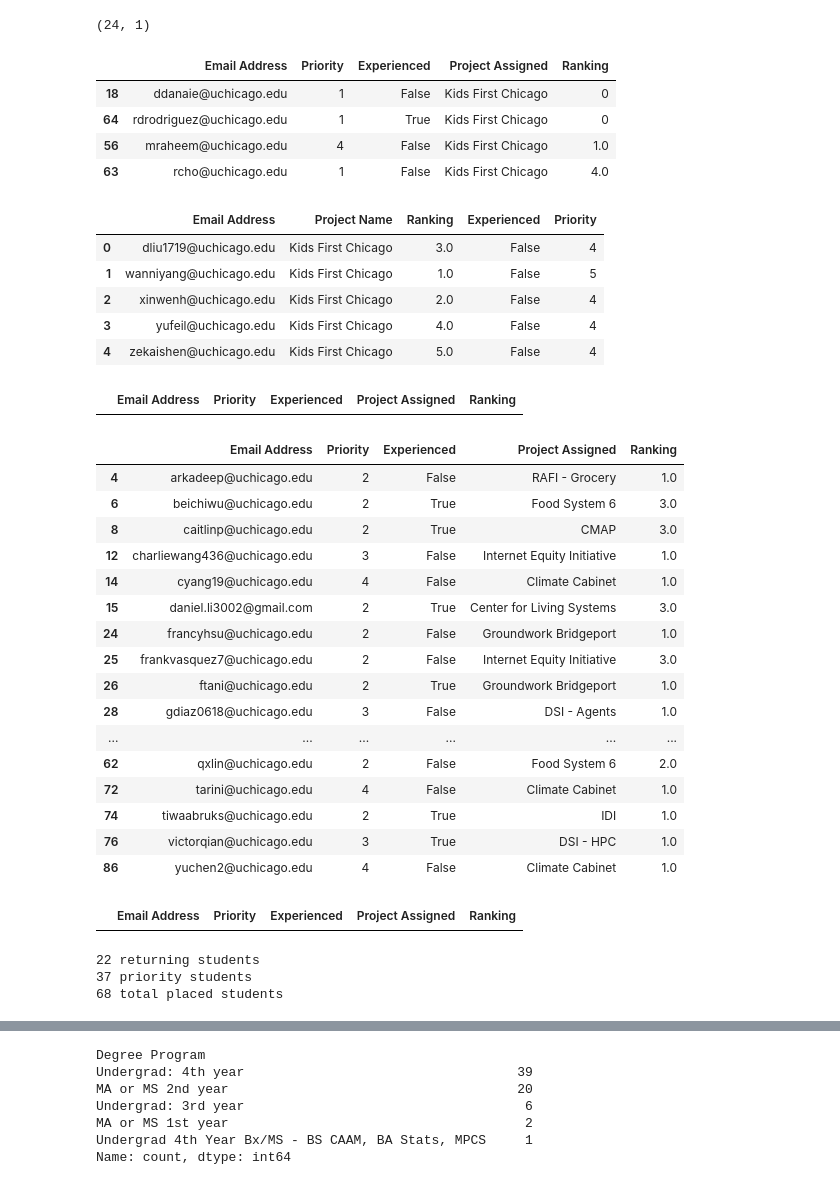
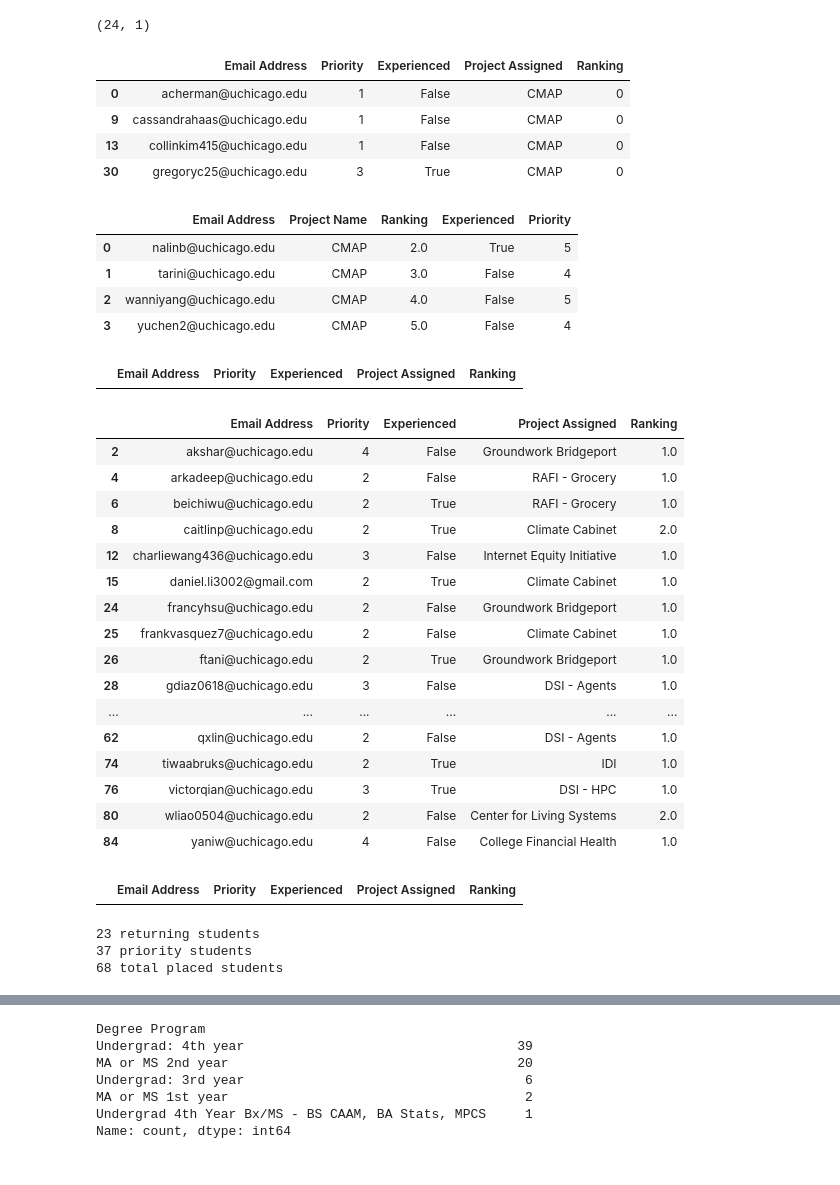
Before and after one commit to dsi-clinic/the-clinic, a Jupyter notebook: admin/matching/notebooks/matching.ipynb, the cells around one changed output, grey strips where cells are left out. Cells and saved outputs as stored; diff of their text form; code cells hidden in the pictures.

```diff
--- a/admin/matching/notebooks/matching.ipynb
+++ b/admin/matching/notebooks/matching.ipynb
@@ -25,7 +25,10 @@ from utils.utils import (
 # %%
 file_location = "../data/Spring 25 Matching.xlsx"
 prioritized_students = ["ceden26@uchicago.edu"]
-override_assignments = {"kbarbarossa@uchicago.edu": "Data and Democracy"}
+override_assignments = {
+    "kbarbarossa@uchicago.edu": "Data and Democracy",
+    "collinkim415@uchicago.edu": "CMAP",
+}
 deprioritized_students = [
     "nalinb@uchicago.edu",
     "wanniyang@uchicago.edu",
@@ -40,6 +43,7 @@ technical_project_list = [
     "SPUN",
 ]
 drop_project_list = [
+    "Climate Cabinet",
     "Satellite-Based Detection of Ancient Water Systems",
     "SPUN",
 ]
@@ -186,43 +190,42 @@ assert (
 ), "Mismatched roster size"
 # %%
 # Check a particular project
-project_to_comp = "Kids First Chicago"
+project_to_comp = "CMAP"
 
 list_of_not_assigned = list(
     assignment_df.loc[(assignment_df.Ranking.isna()), "Email Address"]
 )
 prefs_df = data_to_process_dict["ranking"].copy()
 unmatched_prefs = prefs_df.loc[
     (prefs_df.loc[:, "Project Name"] == project_to_comp)
     & prefs_df.loc[:, "Email Address"].isin(list_of_not_assigned)
     & (prefs_df.Ranking < 100),  # noqa: PLR2004
     :,
 ]
 
 unmatched_info = unmatched_prefs.merge(
     assignment_df.loc[:, ["Email Address", "Experienced", "Priority"]],
     how="left",
     on="Email Address",
 )
 
 matched = assignment_df.loc[
     (assignment_df.loc[:, "Project Assigned"] == project_to_comp), :
 ]
 display(matched.sort_values("Ranking"))
 
 display(unmatched_info)
 # %% [output]
 |  | Email Address | Priority | Experienced | Project Assigned | Ranking |
-| 18 | ddanaie@uchicago.edu | 1 | False | Kids First Chicago | 0 |
-| 64 | rdrodriguez@uchicago.edu | 1 | True | Kids First Chicago | 0 |
-| 56 | mraheem@uchicago.edu | 4 | False | Kids First Chicago | 1.0 |
-| 63 | rcho@uchicago.edu | 1 | False | Kids First Chicago | 4.0 |
+| 0 | acherman@uchicago.edu | 1 | False | CMAP | 0 |
+| 9 | cassandrahaas@uchicago.edu | 1 | False | CMAP | 0 |
+| 13 | collinkim415@uchicago.edu | 1 | False | CMAP | 0 |
+| 30 | gregoryc25@uchicago.edu | 3 | True | CMAP | 0 |
 |  | Email Address | Project Name | Ranking | Experienced | Priority |
-| 0 | dliu1719@uchicago.edu | Kids First Chicago | 3.0 | False | 4 |
-| 1 | wanniyang@uchicago.edu | Kids First Chicago | 1.0 | False | 5 |
-| 2 | xinwenh@uchicago.edu | Kids First Chicago | 2.0 | False | 4 |
-| 3 | yufeil@uchicago.edu | Kids First Chicago | 4.0 | False | 4 |
-| 4 | zekaishen@uchicago.edu | Kids First Chicago | 5.0 | False | 4 |
+| 0 | nalinb@uchicago.edu | CMAP | 2.0 | True | 5 |
+| 1 | tarini@uchicago.edu | CMAP | 3.0 | False | 4 |
+| 2 | wanniyang@uchicago.edu | CMAP | 4.0 | False | 5 |
+| 3 | yuchen2@uchicago.edu | CMAP | 5.0 | False | 4 |
 # %%
 # Priority students that were not assigned to a project
 assignment_df[
@@ -239,22 +242,22 @@ assignment_df[
 ]
 # %% [output]
 |  | Email Address | Priority | Experienced | Project Assigned | Ranking |
+| 2 | akshar@uchicago.edu | 4 | False | Groundwork Bridgeport | 1.0 |
 | 4 | arkadeep@uchicago.edu | 2 | False | RAFI - Grocery | 1.0 |
-| 6 | beichiwu@uchicago.edu | 2 | True | Food System 6 | 3.0 |
-| 8 | caitlinp@uchicago.edu | 2 | True | CMAP | 3.0 |
+| 6 | beichiwu@uchicago.edu | 2 | True | RAFI - Grocery | 1.0 |
+| 8 | caitlinp@uchicago.edu | 2 | True | Climate Cabinet | 2.0 |
 | 12 | charliewang436@uchicago.edu | 3 | False | Internet Equity Initiative | 1.0 |
-| 14 | cyang19@uchicago.edu | 4 | False | Climate Cabinet | 1.0 |
-| 15 | daniel.li3002@gmail.com | 2 | True | Center for Living Systems | 3.0 |
+| 15 | daniel.li3002@gmail.com | 2 | True | Climate Cabinet | 1.0 |
 | 24 | francyhsu@uchicago.edu | 2 | False | Groundwork Bridgeport | 1.0 |
-| 25 | frankvasquez7@uchicago.edu | 2 | False | Internet Equity Initiative | 3.0 |
+| 25 | frankvasquez7@uchicago.edu | 2 | False | Climate Cabinet | 1.0 |
 | 26 | ftani@uchicago.edu | 2 | True | Groundwork Bridgeport | 1.0 |
 | 28 | gdiaz0618@uchicago.edu | 3 | False | DSI - Agents | 1.0 |
 | ... | ... | ... | ... | ... | ... |
-| 62 | qxlin@uchicago.edu | 2 | False | Food System 6 | 2.0 |
-| 72 | tarini@uchicago.edu | 4 | False | Climate Cabinet | 1.0 |
+| 62 | qxlin@uchicago.edu | 2 | False | DSI - Agents | 1.0 |
 | 74 | tiwaabruks@uchicago.edu | 2 | True | IDI | 1.0 |
 | 76 | victorqian@uchicago.edu | 3 | True | DSI - HPC | 1.0 |
-| 86 | yuchen2@uchicago.edu | 4 | False | Climate Cabinet | 1.0 |
+| 80 | wliao0504@uchicago.edu | 2 | False | Center for Living Systems | 2.0 |
+| 84 | yaniw@uchicago.edu | 4 | False | College Financial Health | 1.0 |
 # %%
 # Excluded students that were assigned to a project
 assignment_df[
@@ -275,7 +278,7 @@ print(f"{n_return} returning students")
 print(f"{n_priority} priority students")
 print(f"{n_placed} total placed students")
 # %% [output]
-22 returning students
+23 returning students
 37 priority students
 68 total placed students
 # %%
```
Also changed, not shown: parts of 5 cells of this notebook, 1 other file.
